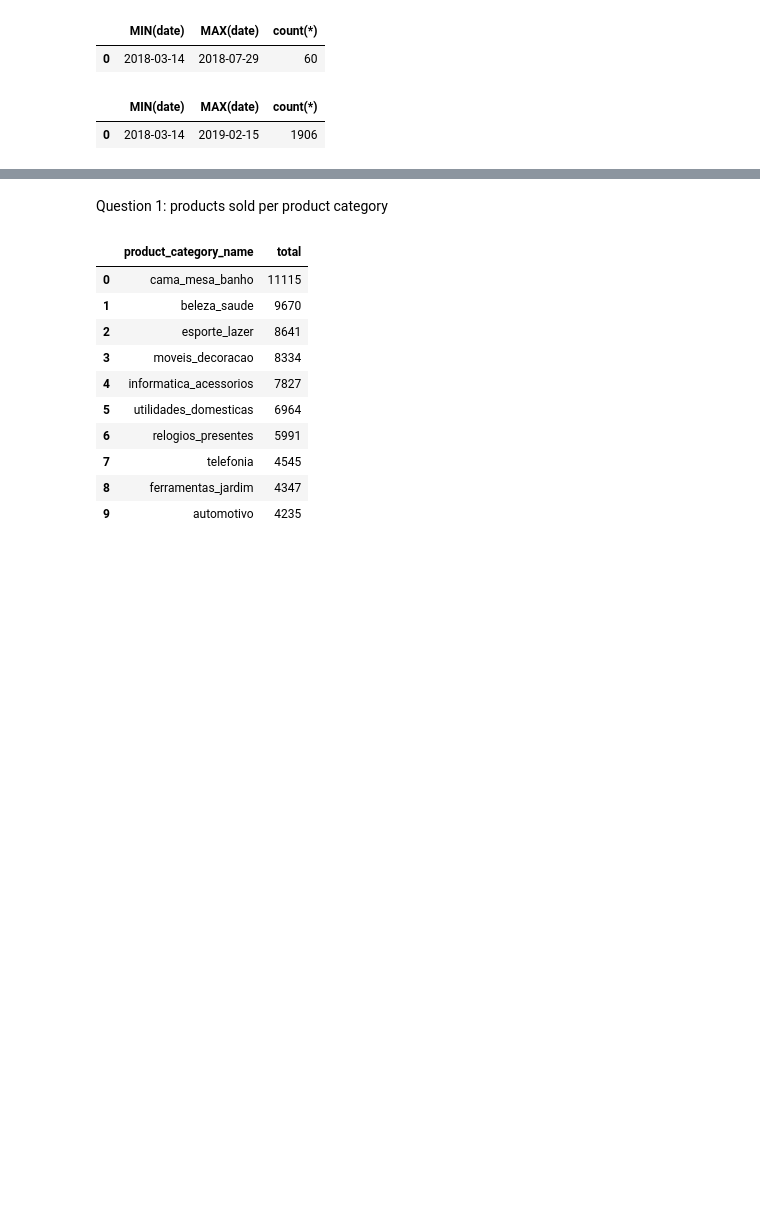
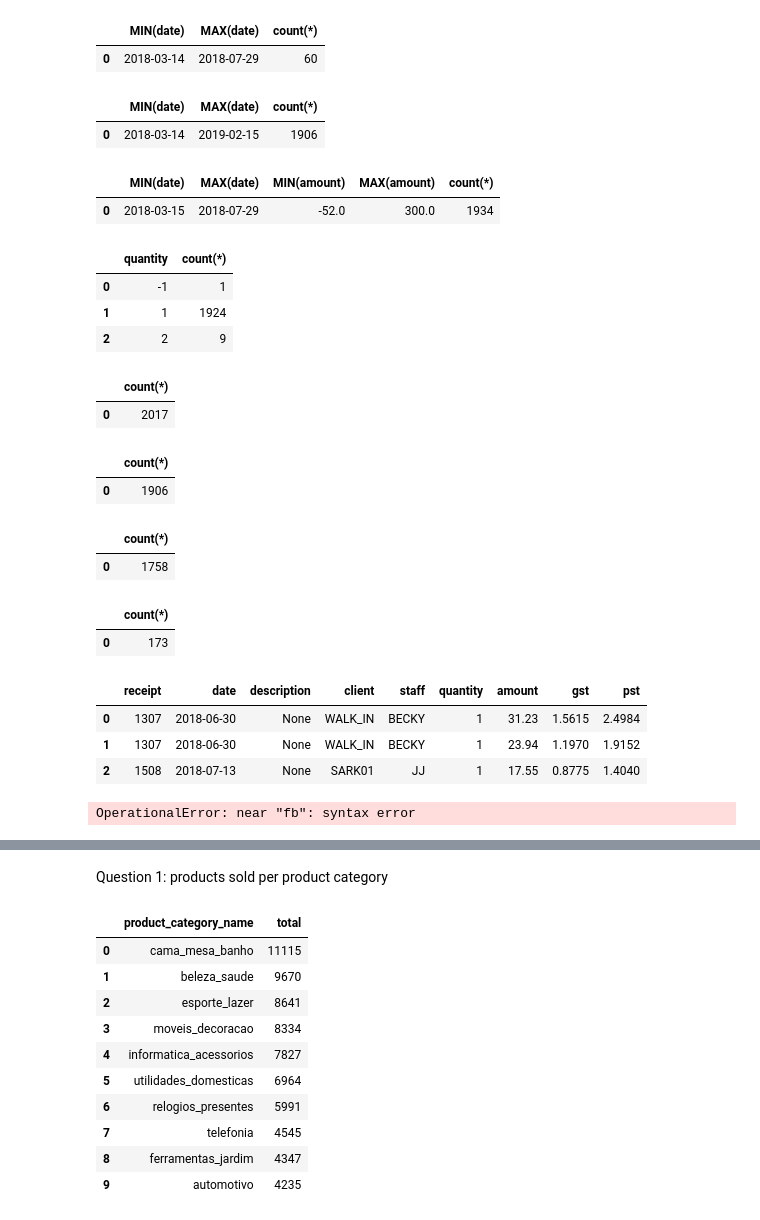
Before and after one commit to ericma007/p1, a Jupyter notebook: notebooks/init-database-exploration.ipynb, the cells around one changed output, grey strips where cells are left out. Drawn from its saved outputs; the diff is of its cells as text; code cells hidden in the pictures; blank space fills up the shorter version.

```diff
--- a/notebooks/init-database-exploration.ipynb
+++ b/notebooks/init-database-exploration.ipynb
@@ -200,6 +200,79 @@ resquery
 # %% [output]
 |  | MIN(date) | MAX(date) | count(*) |
 | 0 | 2018-03-14 | 2019-02-15 | 1906 |
+# %%
+query = """SELECT MIN(date), MAX(date),MIN(amount),MAX(amount), count(*)
+         FROM receipt"""
+resquery = readSQL(query)
+resquery
+# %% [output]
+|  | MIN(date) | MAX(date) | MIN(amount) | MAX(amount) | count(*) |
+| 0 | 2018-03-15 | 2018-07-29 | -52.0 | 300.0 | 1934 |
+# %%
+#there are some receipts with quantity  -1 (return) and 2
+query = """SELECT quantity,count(*)
+         FROM receipt group by quantity"""
+resquery = readSQL(query)
+resquery
+# %% [output]
+|  | quantity | count(*) |
+| 0 | -1 | 1 |
+| 1 | 1 | 1924 |
+| 2 | 2 | 9 |
+# %%
+query="""SELECT count(*)
+         FROM futurebooking fb
+         inner join receipt r on fb.code=r.client
+         and fb.date=r.date
+         and fb.staff=r.staff"""
+resquery = readSQL(query)
+resquery
+# %% [output]
+|  | count(*) |
+| 0 | 2017 |
+# %%
+#All services listed in futurebooking are services defined in service table
+query= """select count(*) from futurebooking fb
+        inner join service s on fb.service=s.code"""
+resquery = readSQL(query)
+resquery
+# %% [output]
+|  | count(*) |
+| 0 | 1906 |
+# %%
+#part of the receipts are for services
+query= """select count(*) from receipt r
+        inner join service s on r.description=s.desc"""
+resquery = readSQL(query)
+resquery
+# %% [output]
+|  | count(*) |
+| 0 | 1758 |
+# %%
+#part of the receipts are for products
+query= """select count(*) from receipt r
+        inner join product p on r.description=p.description"""
+resquery = readSQL(query)
+resquery
+# %% [output]
+|  | count(*) |
+| 0 | 173 |
+# %%
+#part of the receipts are not indicated with services
+query= """select * from receipt r where r.description is NULL"""
+resquery = readSQL(query)
+resquery
+# %% [output]
+|  | receipt | date | description | client | staff | quantity | amount | gst | pst |
+| 0 | 1307 | 2018-06-30 | None | WALK_IN | BECKY | 1 | 31.23 | 1.5615 | 2.4984 |
+| 1 | 1307 | 2018-06-30 | None | WALK_IN | BECKY | 1 | 23.94 | 1.1970 | 1.9152 |
+| 2 | 1508 | 2018-07-13 | None | SARK01 | JJ | 1 | 17.55 | 0.8775 | 1.4040 |
+# %%
+query="""select *, s.desc description from futurebooking fb
+inner join service s fb.service=s.code """
+createView('vfb',query)
+# %% [output]
+OperationalError: near "fb": syntax error
 # %%
 customers = readSQL('''SELECT * FROM customers LIMIT 100''')
 orders_items=readSQL('''SELECT * FROM ORDER_ITEMS LIMIT 100''')
```
Also changed, not shown: parts of 4 cells of this notebook, 1 other file.
